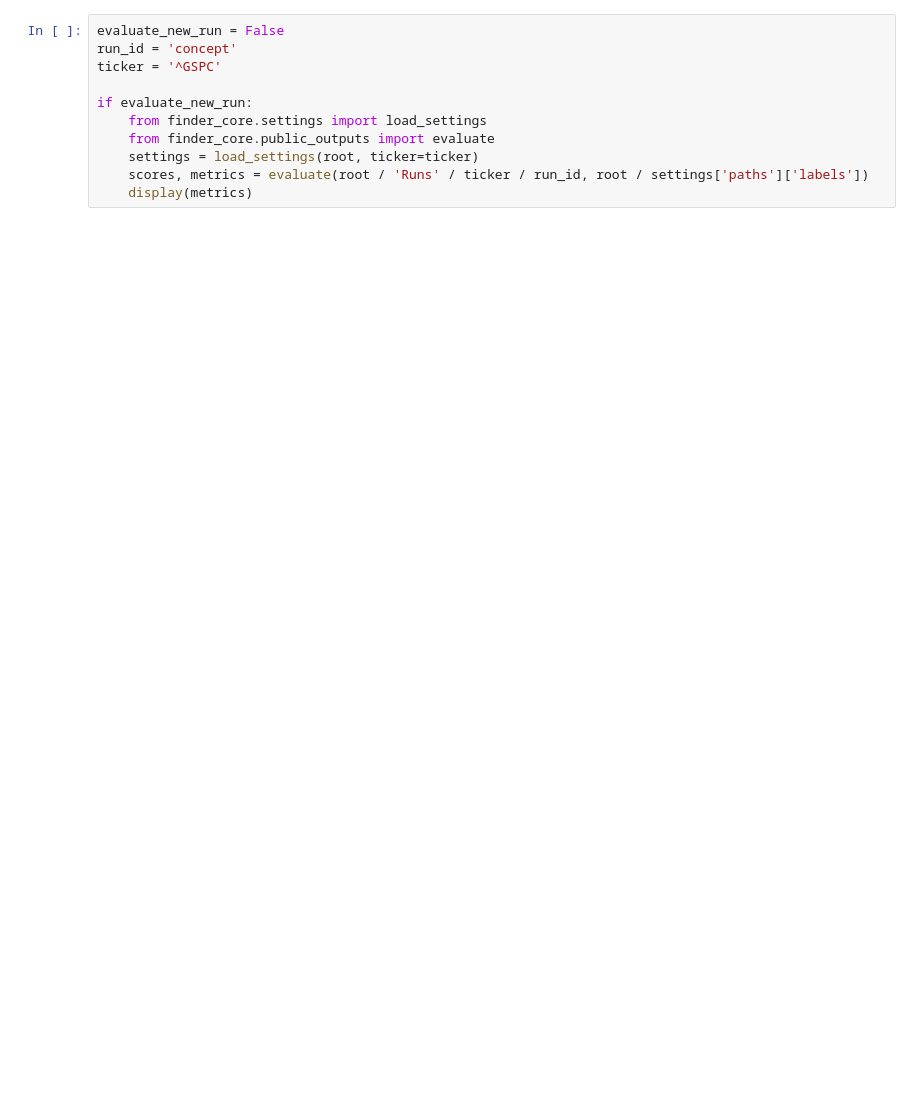
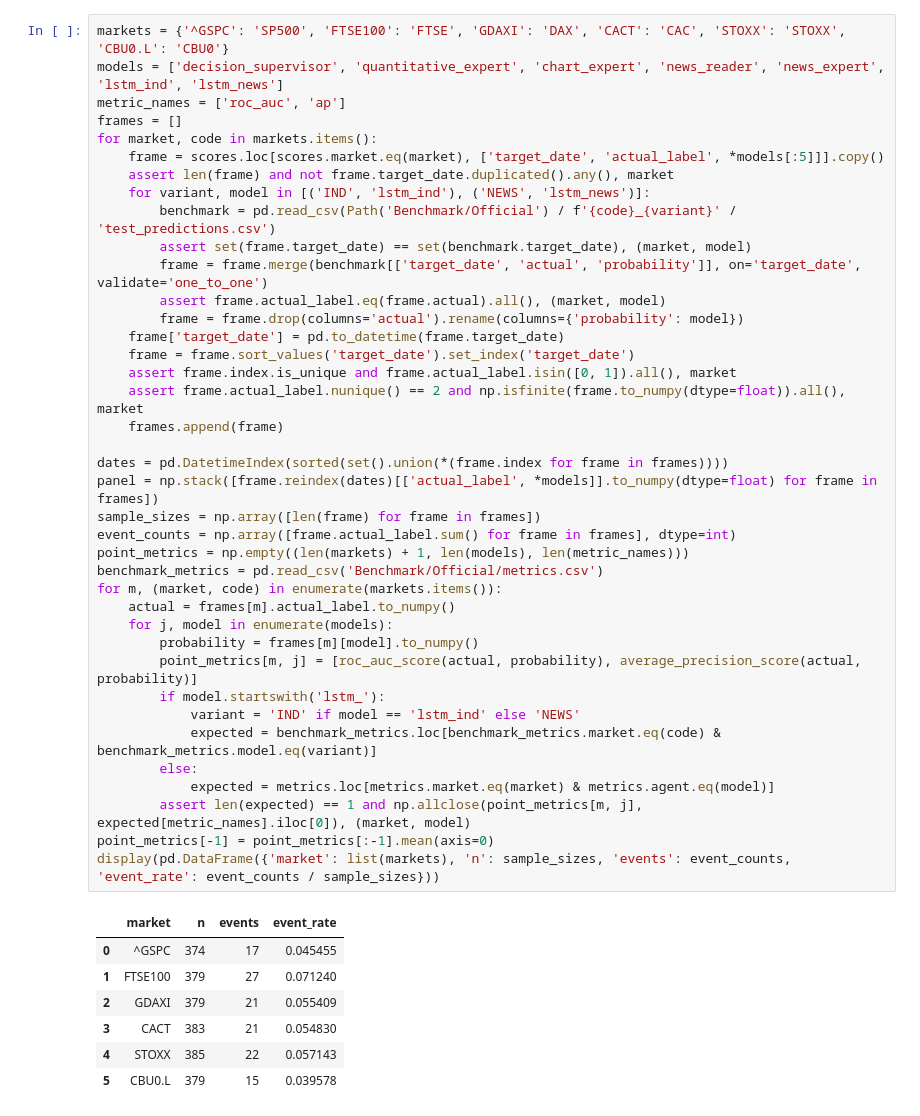
Before and after one commit to QuantLet/FINDER-LLM, a Jupyter notebook: 02 Review Results.ipynb, the cells around one changed output. Saved outputs shown, nothing was run; the diff lists cells and outputs as text; blank space fills up the shorter version.

```diff
--- a/02 Review Results.ipynb
+++ b/02 Review Results.ipynb
@@ -33,11 +57,47 @@ display(calculated)
-# %%
-evaluate_new_run = False
-run_id = 'concept'
-ticker = '^GSPC'
-
-if evaluate_new_run:
-    from finder_core.settings import load_settings
-    from finder_core.public_outputs import evaluate
-    settings = load_settings(root, ticker=ticker)
-    scores, metrics = evaluate(root / 'Runs' / ticker / run_id, root / settings['paths']['labels'])
-    display(metrics)
+# %%
+markets = {'^GSPC': 'SP500', 'FTSE100': 'FTSE', 'GDAXI': 'DAX', 'CACT': 'CAC', 'STOXX': 'STOXX', 'CBU0.L': 'CBU0'}
+models = ['decision_supervisor', 'quantitative_expert', 'chart_expert', 'news_reader', 'news_expert', 'lstm_ind', 'lstm_news']
+metric_names = ['roc_auc', 'ap']
+frames = []
+for market, code in markets.items():
+    frame = scores.loc[scores.market.eq(market), ['target_date', 'actual_label', *models[:5]]].copy()
+    assert len(frame) and not frame.target_date.duplicated().any(), market
+    for variant, model in [('IND', 'lstm_ind'), ('NEWS', 'lstm_news')]:
+        benchmark = pd.read_csv(Path('Benchmark/Official') / f'{code}_{variant}' / 'test_predictions.csv')
+        assert set(frame.target_date) == set(benchmark.target_date), (market, model)
+        frame = frame.merge(benchmark[['target_date', 'actual', 'probability']], on='target_date', validate='one_to_one')
+        assert frame.actual_label.eq(frame.actual).all(), (market, model)
+        frame = frame.drop(columns='actual').rename(columns={'probability': model})
+    frame['target_date'] = pd.to_datetime(frame.target_date)
+    frame = frame.sort_values('target_date').set_index('target_date')
+    assert frame.index.is_unique and frame.actual_label.isin([0, 1]).all(), market
+    assert frame.actual_label.nunique() == 2 and np.isfinite(frame.to_numpy(dtype=float)).all(), market
+    frames.append(frame)
+
+dates = pd.DatetimeIndex(sorted(set().union(*(frame.index for frame in frames))))
+panel = np.stack([frame.reindex(dates)[['actual_label', *models]].to_numpy(dtype=float) for frame in frames])
+sample_sizes = np.array([len(frame) for frame in frames])
+event_counts = np.array([frame.actual_label.sum() for frame in frames], dtype=int)
+point_metrics = np.empty((len(markets) + 1, len(models), len(metric_names)))
+benchmark_metrics = pd.read_csv('Benchmark/Official/metrics.csv')
+for m, (market, code) in enumerate(markets.items()):
+    actual = frames[m].actual_label.to_numpy()
+    for j, model in enumerate(models):
+        probability = frames[m][model].to_numpy()
+        point_metrics[m, j] = [roc_auc_score(actual, probability), average_precision_score(actual, probability)]
+        if model.startswith('lstm_'):
+            variant = 'IND' if model == 'lstm_ind' else 'NEWS'
+            expected = benchmark_metrics.loc[benchmark_metrics.market.eq(code) & benchmark_metrics.model.eq(variant)]
+        else:
+            expected = metrics.loc[metrics.market.eq(market) & metrics.agent.eq(model)]
+        assert len(expected) == 1 and np.allclose(point_metrics[m, j], expected[metric_names].iloc[0]), (market, model)
+point_metrics[-1] = point_metrics[:-1].mean(axis=0)
+display(pd.DataFrame({'market': list(markets), 'n': sample_sizes, 'events': event_counts, 'event_rate': event_counts / sample_sizes}))
+# %% [output]
+|  | market | n | events | event_rate |
+| 0 | ^GSPC | 374 | 17 | 0.045455 |
+| 1 | FTSE100 | 379 | 27 | 0.071240 |
+| 2 | GDAXI | 379 | 21 | 0.055409 |
+| 3 | CACT | 383 | 21 | 0.054830 |
+| 4 | STOXX | 385 | 22 | 0.057143 |
+| 5 | CBU0.L | 379 | 15 | 0.039578 |
```
Also changed, not shown: parts of 4 cells of this notebook, 6 other files.
